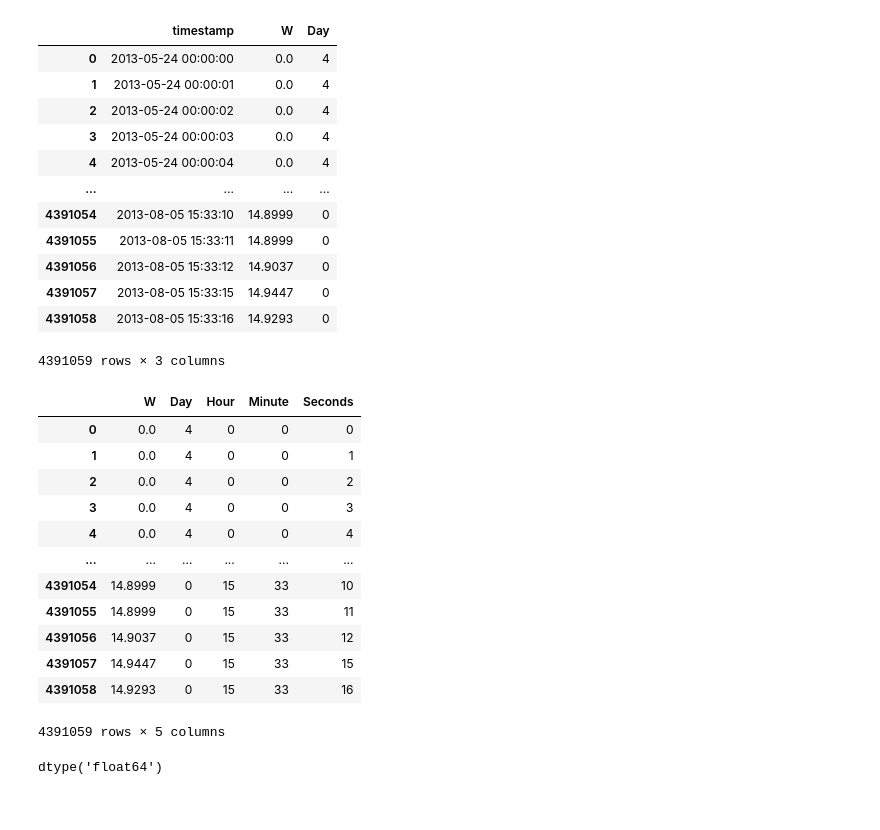
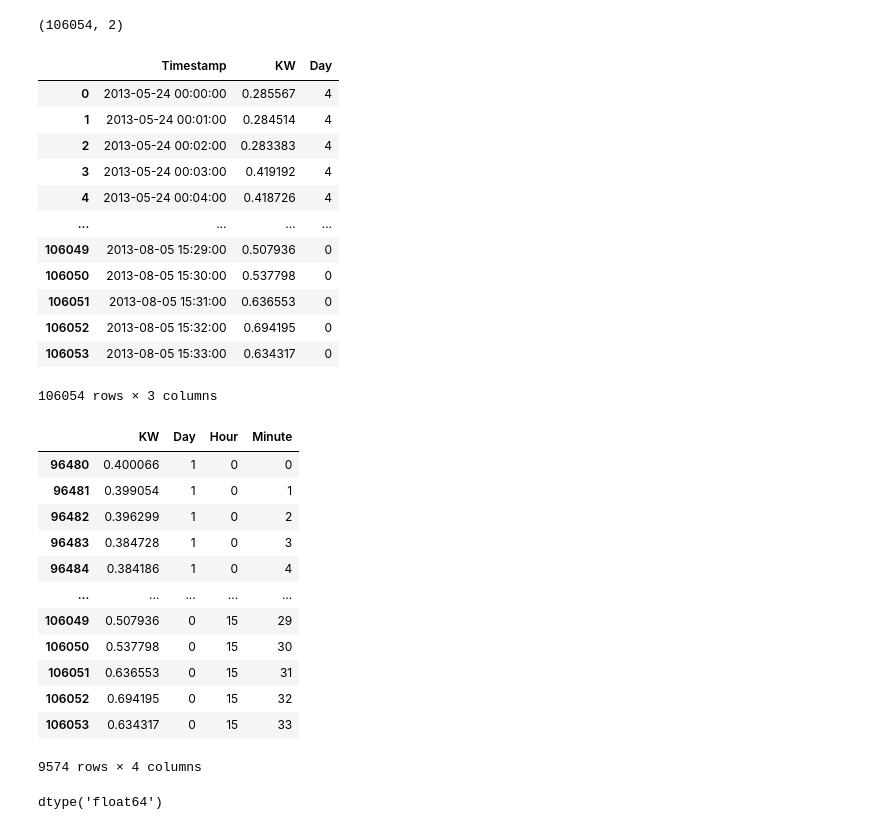
Before and after one commit to Rishab8077/Power_Demand_Prediction, a Jupyter notebook: Model.ipynb, the cells around one changed output. Saved outputs shown, nothing was run; the diff lists cells and outputs as text; code cells hidden in the pictures.

```diff
--- a/Model.ipynb
+++ b/Model.ipynb
@@ -39,39 +66,47 @@ df.drop(['A','PF','f','VA','VAR','VLN'],axis=1,inplace=True)
+# %%
+df.shape
+# %% [output]
+(106054, 2)
+# %%
+df['KW'] = df['W']/1000
+# %%
+df.drop('W',axis=1,inplace=True)
 # %%
-df['Day']=pd.to_datetime(df['timestamp']).dt.dayofweek
+df['Day']=pd.to_datetime(df['Timestamp']).dt.dayofweek
 df
 # %% [output]
-|  | timestamp | W | Day |
-| 0 | 2013-05-24 00:00:00 | 0.0 | 4 |
-| 1 | 2013-05-24 00:00:01 | 0.0 | 4 |
-| 2 | 2013-05-24 00:00:02 | 0.0 | 4 |
-| 3 | 2013-05-24 00:00:03 | 0.0 | 4 |
-| 4 | 2013-05-24 00:00:04 | 0.0 | 4 |
+|  | Timestamp | KW | Day |
+| 0 | 2013-05-24 00:00:00 | 0.285567 | 4 |
+| 1 | 2013-05-24 00:01:00 | 0.284514 | 4 |
+| 2 | 2013-05-24 00:02:00 | 0.283383 | 4 |
+| 3 | 2013-05-24 00:03:00 | 0.419192 | 4 |
+| 4 | 2013-05-24 00:04:00 | 0.418726 | 4 |
 | ... | ... | ... | ... |
-| 4391054 | 2013-08-05 15:33:10 | 14.8999 | 0 |
-| 4391055 | 2013-08-05 15:33:11 | 14.8999 | 0 |
-| 4391056 | 2013-08-05 15:33:12 | 14.9037 | 0 |
-| 4391057 | 2013-08-05 15:33:15 | 14.9447 | 0 |
-| 4391058 | 2013-08-05 15:33:16 | 14.9293 | 0 |
+| 106049 | 2013-08-05 15:29:00 | 0.507936 | 0 |
+| 106050 | 2013-08-05 15:30:00 | 0.537798 | 0 |
+| 106051 | 2013-08-05 15:31:00 | 0.636553 | 0 |
+| 106052 | 2013-08-05 15:32:00 | 0.694195 | 0 |
+| 106053 | 2013-08-05 15:33:00 | 0.634317 | 0 |
-4391059 rows × 3 columns
+106054 rows × 3 columns
 # %%
-df['Hour']=pd.to_datetime(df['timestamp']).dt.hour
-df['Minute']=pd.to_datetime(df['timestamp']).dt.minute
-df['Seconds']=pd.to_datetime(df['timestamp']).dt.second
-df.drop('timestamp',axis=1,inplace=True)
+df['Hour']=pd.to_datetime(df['Timestamp']).dt.hour
+df['Minute']=pd.to_datetime(df['Timestamp']).dt.minute
+#df['Seconds']=pd.to_datetime(df['timestamp']).dt.second
+df.drop('Timestamp',axis=1,inplace=True)
 # %%
-df
+df.iloc[96480:,:]
 # %% [output]
-|  | W | Day | Hour | Minute | Seconds |
-| 0 | 0.0 | 4 | 0 | 0 | 0 |
-| 1 | 0.0 | 4 | 0 | 0 | 1 |
-| 2 | 0.0 | 4 | 0 | 0 | 2 |
-| 3 | 0.0 | 4 | 0 | 0 | 3 |
-| 4 | 0.0 | 4 | 0 | 0 | 4 |
-| ... | ... | ... | ... | ... | ... |
-| 4391054 | 14.8999 | 0 | 15 | 33 | 10 |
-| 4391055 | 14.8999 | 0 | 15 | 33 | 11 |
-| 4391056 | 14.9037 | 0 | 15 | 33 | 12 |
-| 4391057 | 14.9447 | 0 | 15 | 33 | 15 |
-| 4391058 | 14.9293 | 0 | 15 | 33 | 16 |
+|  | KW | Day | Hour | Minute |
+| 96480 | 0.400066 | 1 | 0 | 0 |
+| 96481 | 0.399054 | 1 | 0 | 1 |
+| 96482 | 0.396299 | 1 | 0 | 2 |
+| 96483 | 0.384728 | 1 | 0 | 3 |
+| 96484 | 0.384186 | 1 | 0 | 4 |
+| ... | ... | ... | ... | ... |
+| 106049 | 0.507936 | 0 | 15 | 29 |
+| 106050 | 0.537798 | 0 | 15 | 30 |
+| 106051 | 0.636553 | 0 | 15 | 31 |
+| 106052 | 0.694195 | 0 | 15 | 32 |
+| 106053 | 0.634317 | 0 | 15 | 33 |
-4391059 rows × 5 columns
+9574 rows × 4 columns
 # %%
```
Also changed, not shown: parts of 40 cells of this notebook, 3 other files.
